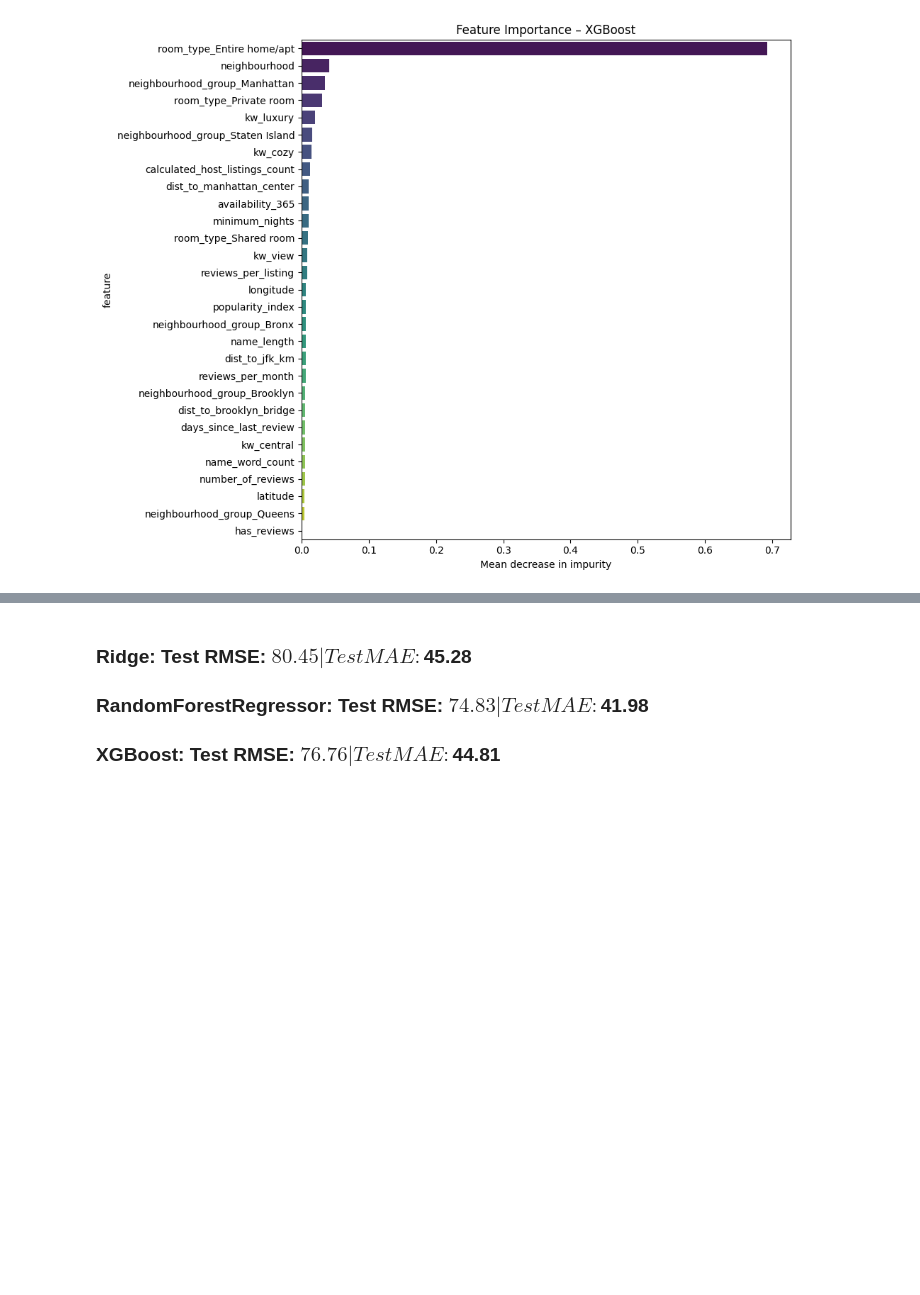
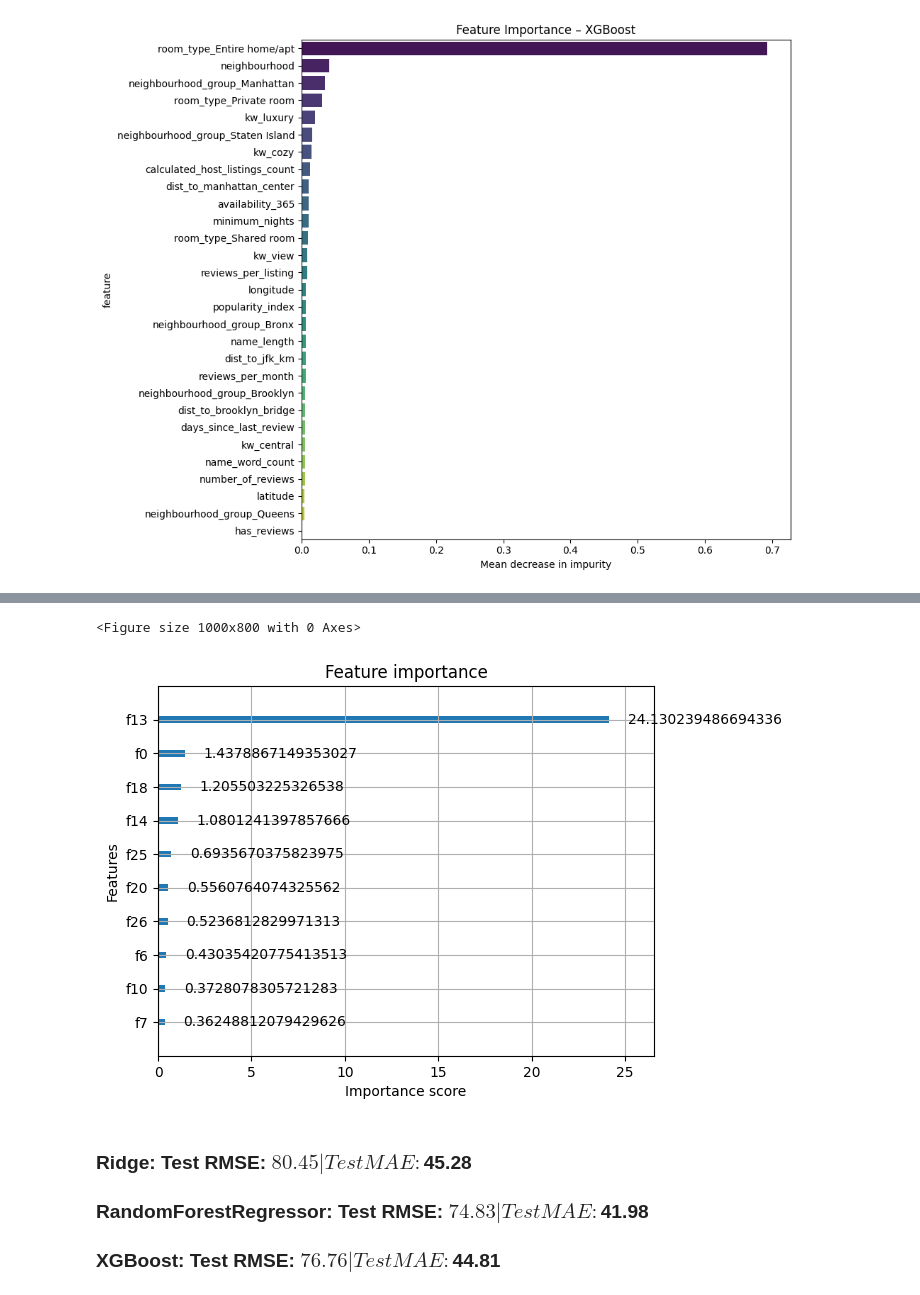
Before and after one commit to Handras18/New-York-City-Airbnb, a Jupyter notebook: 04_modeling.ipynb, the cells around one changed output, grey strips where cells are left out. Drawn from its saved outputs; the diff is of its cells as text; code cells hidden in the pictures; blank space fills up the shorter version.

```diff
--- a/04_modeling.ipynb
+++ b/04_modeling.ipynb
@@ -224,3 +231,10 @@ plt.show()
+# %%
+plt.figure(figsize=(10, 8))
+plot_importance(xgb_pipe.named_steps['model'], max_num_features=10, importance_type='gain')
+plt.show()
+# %% [output]
+<Figure size 1000x800 with 0 Axes>
+[figure, added]
 # %% [markdown]
 ### Ridge: Test RMSE: $80.45 | Test MAE:  $45.28
 ### RandomForestRegressor: Test RMSE: $74.83 | Test MAE:  $41.98
```
Also changed, not shown: parts of 9 cells of this notebook.
